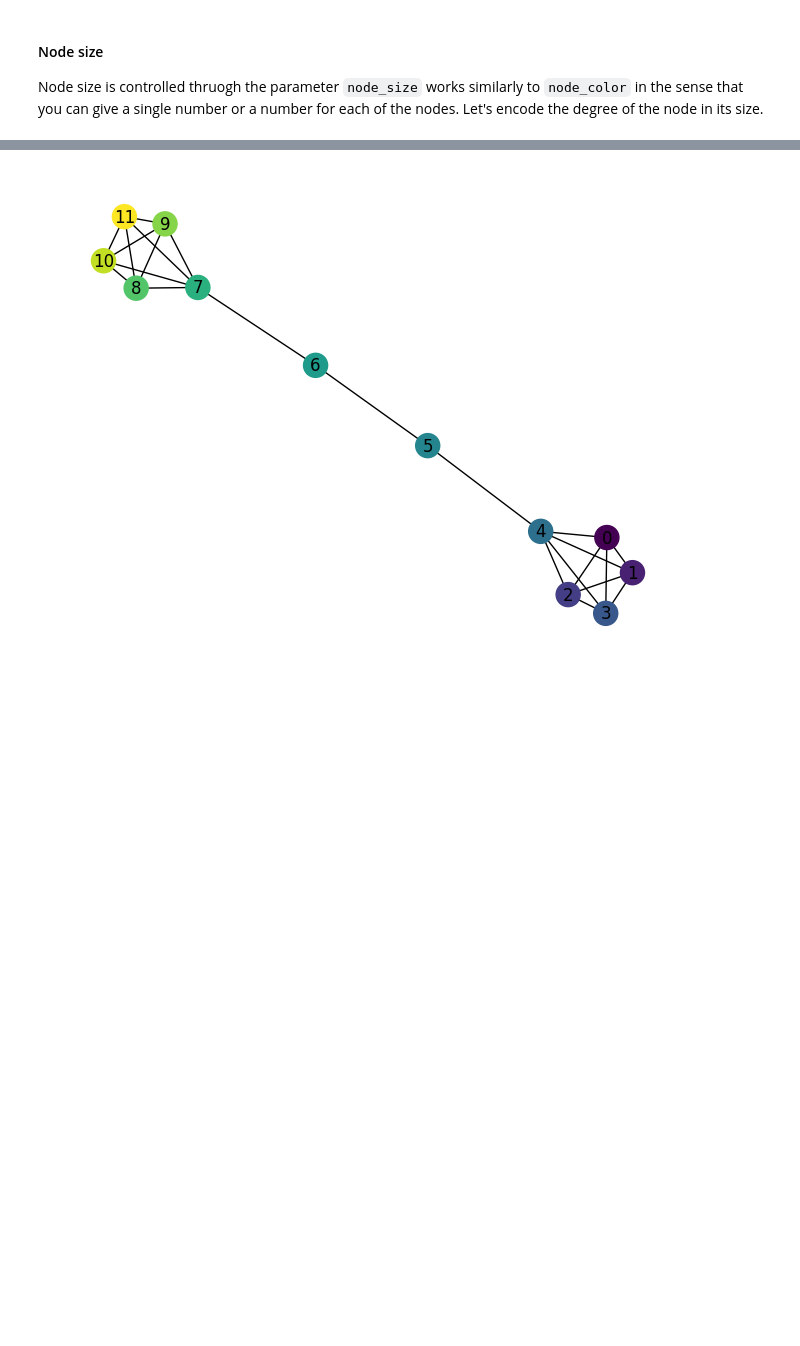
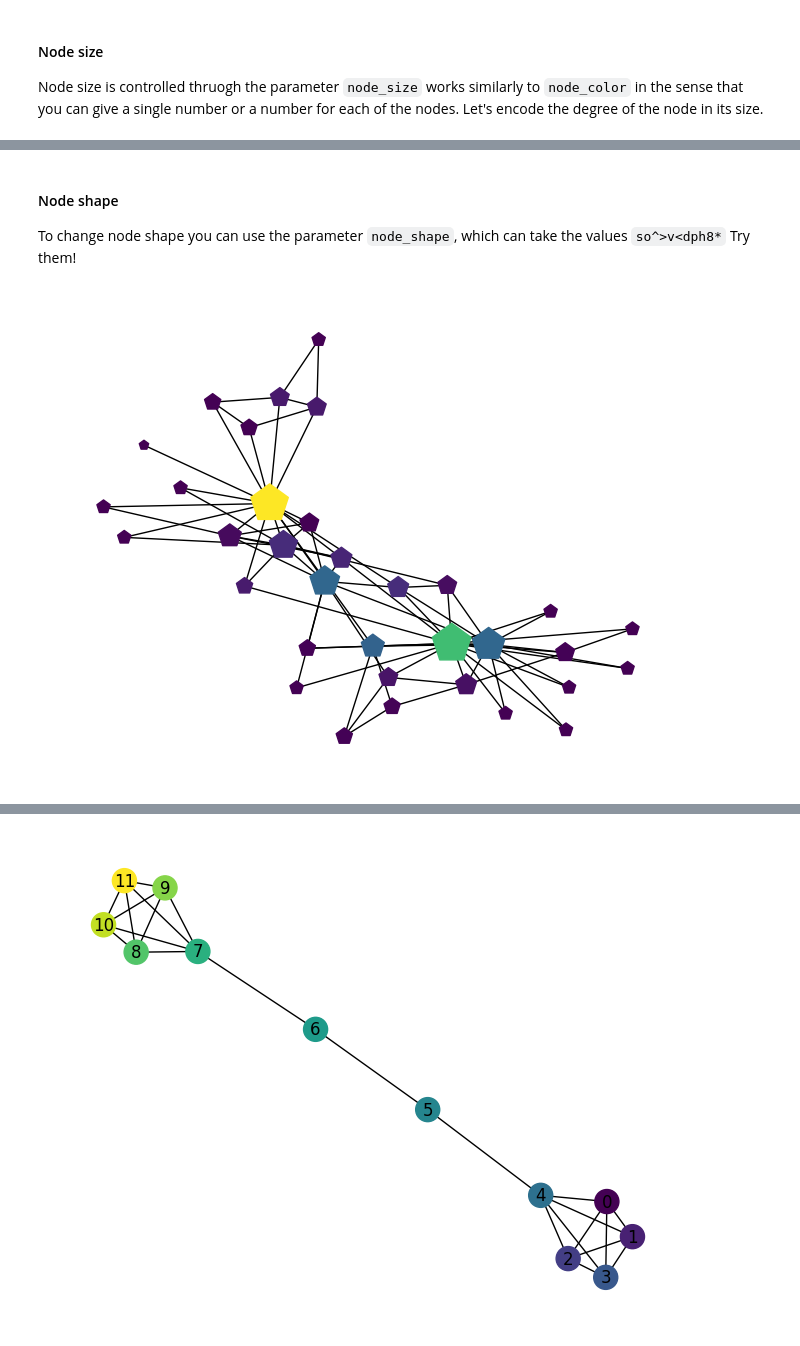
Before and after one commit to IFISC/Complex_Networks_Master, a Jupyter notebook: Lecture_4.ipynb, the cells around one changed output, grey strips where cells are left out. Cells and saved outputs as stored; diff of their text form; code cells hidden in the pictures; blank space fills up the shorter version.

```diff
--- a/Lecture_4.ipynb
+++ b/Lecture_4.ipynb
@@ -164,0 +164,12 @@ nx.draw(G,
+# %% [markdown]
+#### Node shape
+
+To change node shape you can use the parameter `node_shape`, which can take the values `so^>v<dph8*` Try them!
+# %%
+nx.draw(G,
+        pos=fr_layout,
+        node_color=node_betweenness,
+        node_size=50*node_deg,
+        node_shape='p')
+# %% [output]
+[figure, added]
```
Also changed, not shown: parts of 10 cells of this notebook, 1 other file.
